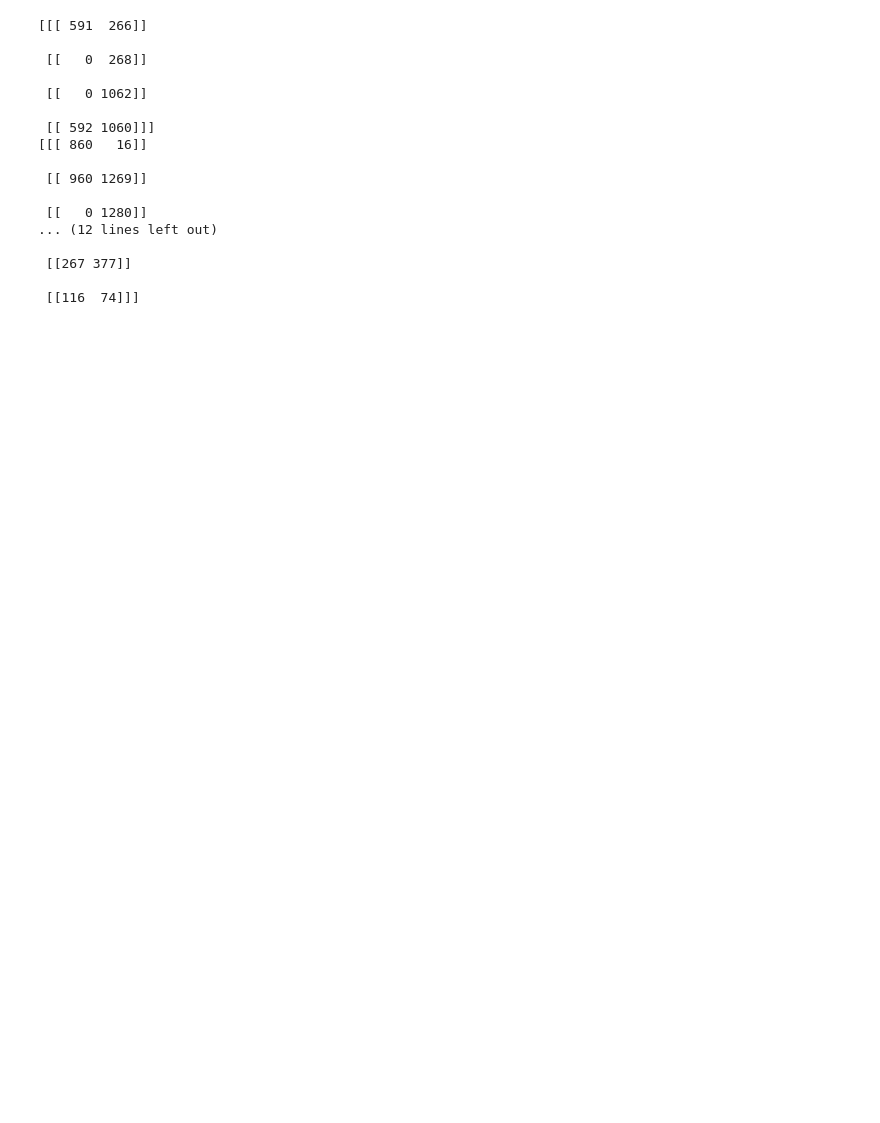
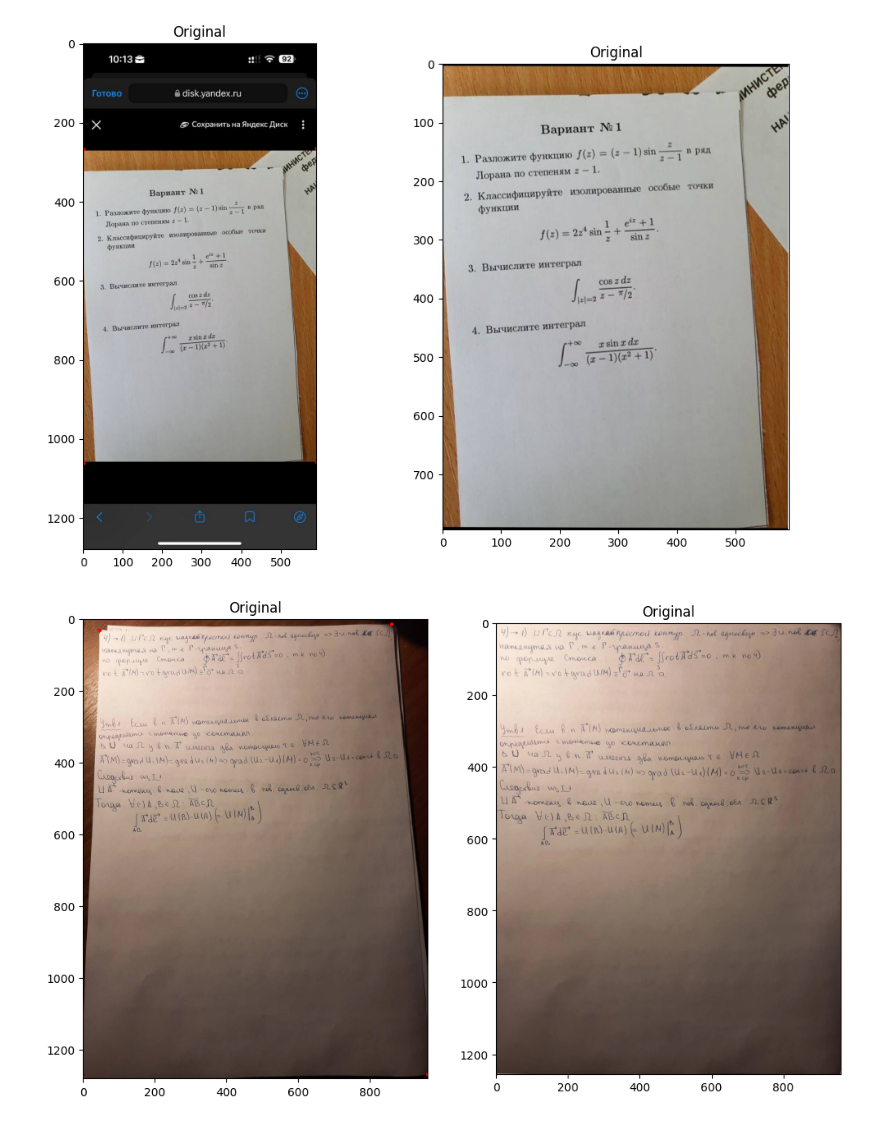
Before and after one commit to JktuJQ/Repa, a Jupyter notebook: ml/test.ipynb, the cells around one changed output. Drawn from its saved outputs; the diff is of its cells as text; code cells hidden in the pictures; blank space fills up the shorter version.

Commit message:
Added img rotation and fixed contour finding.

```diff
--- a/ml/test.ipynb
+++ b/ml/test.ipynb
@@ -180,29 +96,24 @@ def find_page_contour(img, margin=20, a=180 ,c=5):
-# %%
-# import imutils
-
-names = ["kr1", "kr3", "paper", "table2"]
-# names = ["table2"]
-
-for name in names:
-  image = cv2.imread(f"../data/{name}.jpg")
-
-  enchanced_img = find_page_contour(image, a=180, c=5, add_boarder=True)
-  print(enchanced_img)
-# %% [output]
-[[[ 591  266]]
-
- [[   0  268]]
-
- [[   0 1062]]
-
- [[ 592 1060]]]
-[[[ 860   16]]
-
- [[ 960 1269]]
-
- [[   0 1280]]
-... (12 lines left out)
-
- [[267 377]]
-
- [[116  74]]]
+# %%
+from find_contour import find_page_contour, align_img
+import cv2
+import matplotlib.pyplot as plt
+import numpy as np
+from scipy import ndimage
+import imutils
+
+names = ["kr1", "kr3", "paper", "table2"]
+# names = ["table2"]
+
+for name in names:
+  image = cv2.imread(f"../data/{name}.jpg")
+
+  enchanced_img = find_page_contour(image, a=180, c=5)
+  aligned_img = align_img(image, enchanced_img)
+  for point in enchanced_img:
+    cv2.circle(image, point, 5, (0, 0, 255), -1)
+  plt.figure(figsize=(12, 8))
+  plt.subplot(121), plt.imshow(cv2.cvtColor(image, cv2.COLOR_BGR2RGB)), plt.title('Original')
+  plt.subplot(122), plt.imshow(cv2.cvtColor(aligned_img, cv2.COLOR_BGR2RGB)), plt.title('Original')
+# %% [output]
+[figure, added]
+[figure, added]
```
Also changed, not shown: parts of 3 cells of this notebook, 1 other file.
